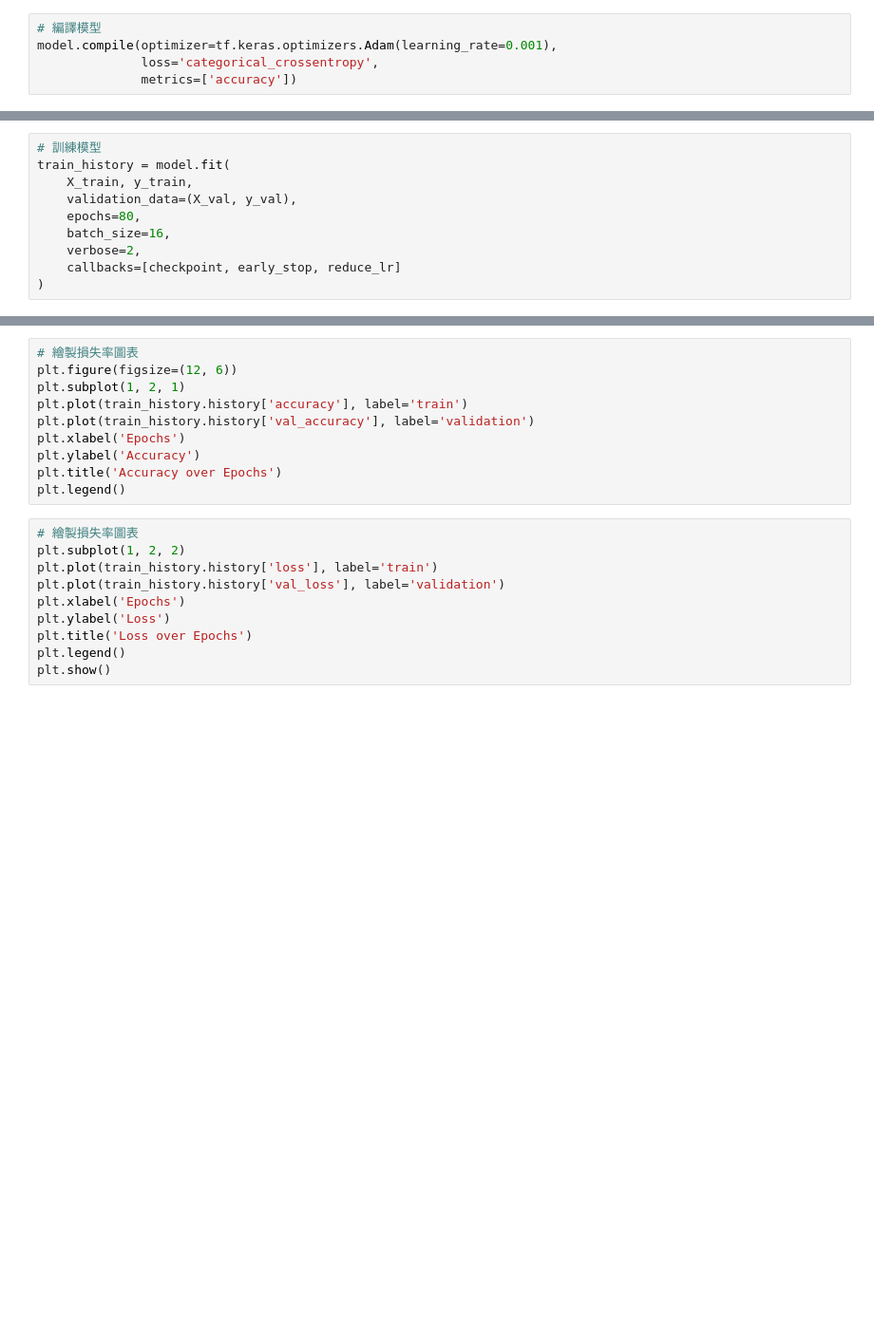
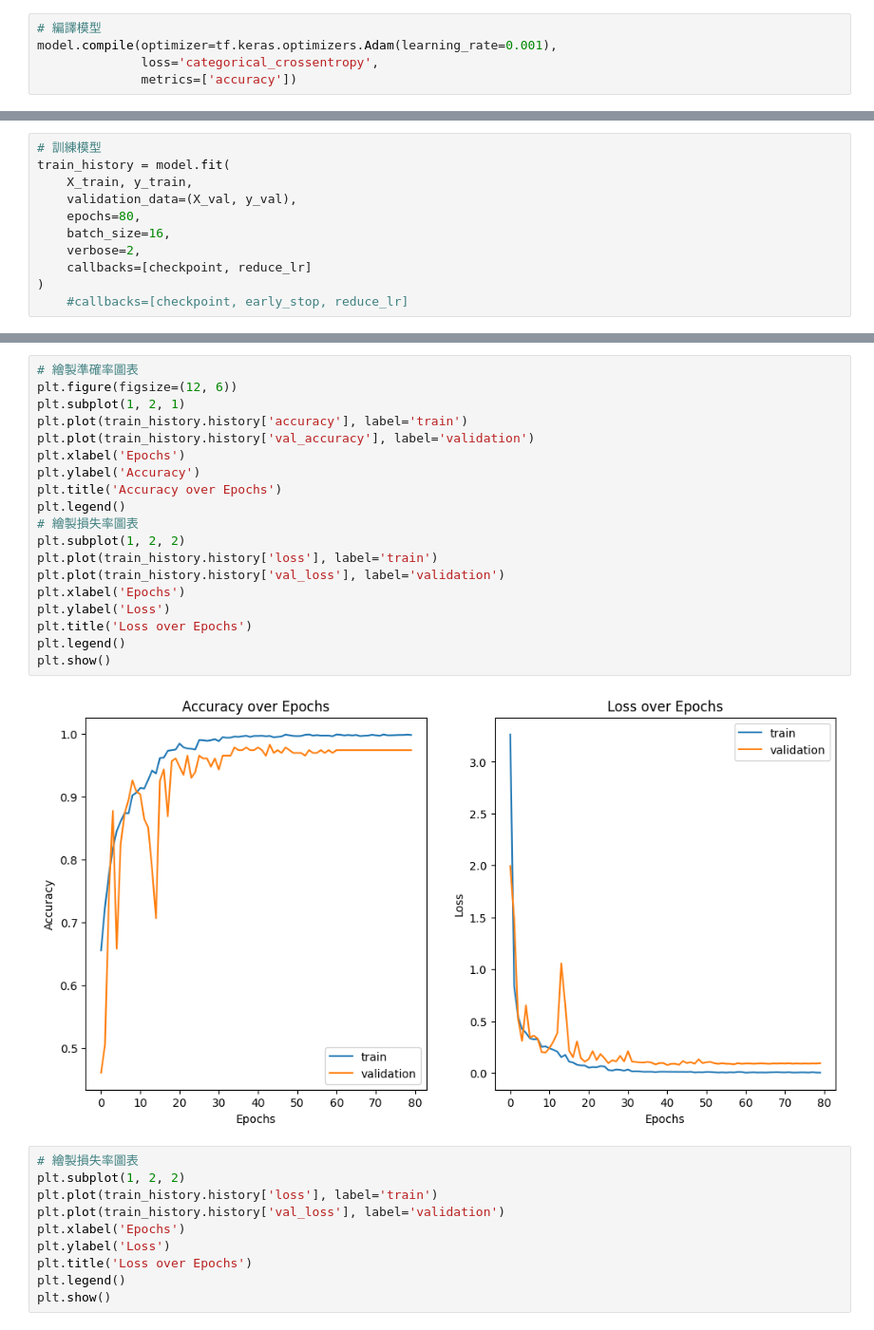
Before and after one commit to louisludev/cnn-animals, a Jupyter notebook: code/cnn2_model.ipynb, the cells around one changed output, grey strips where cells are left out. Shown at 95% size. Saved outputs shown, nothing was run; the diff lists cells and outputs as text; blank space fills up the shorter version.

```diff
--- a/code/cnn2_model.ipynb
+++ b/code/cnn2_model.ipynb
@@ -103,5 +128,6 @@ train_history = model.fit(
     epochs=80,
     batch_size=16,
     verbose=2,
-    callbacks=[checkpoint, early_stop, reduce_lr]
+    callbacks=[checkpoint, reduce_lr]
 )
+    #callbacks=[checkpoint, early_stop, reduce_lr]
@@ -108,13 +152,24 @@ train_history = model.fit(
 # %%
-# 繪製損失率圖表
+# 繪製準確率圖表
 plt.figure(figsize=(12, 6))
 plt.subplot(1, 2, 1)
 plt.plot(train_history.history['accuracy'], label='train')
 plt.plot(train_history.history['val_accuracy'], label='validation')
 plt.xlabel('Epochs')
 plt.ylabel('Accuracy')
 plt.title('Accuracy over Epochs')
 plt.legend()
+# 繪製損失率圖表
+plt.subplot(1, 2, 2)
+plt.plot(train_history.history['loss'], label='train')
+plt.plot(train_history.history['val_loss'], label='validation')
+plt.xlabel('Epochs')
+plt.ylabel('Loss')
+plt.title('Loss over Epochs')
+plt.legend()
+plt.show()
+# %% [output]
+[figure, added]
 # %%
 # 繪製損失率圖表
 plt.subplot(1, 2, 2)
```
Also changed, not shown: parts of 9 cells of this notebook, 4 other files.
